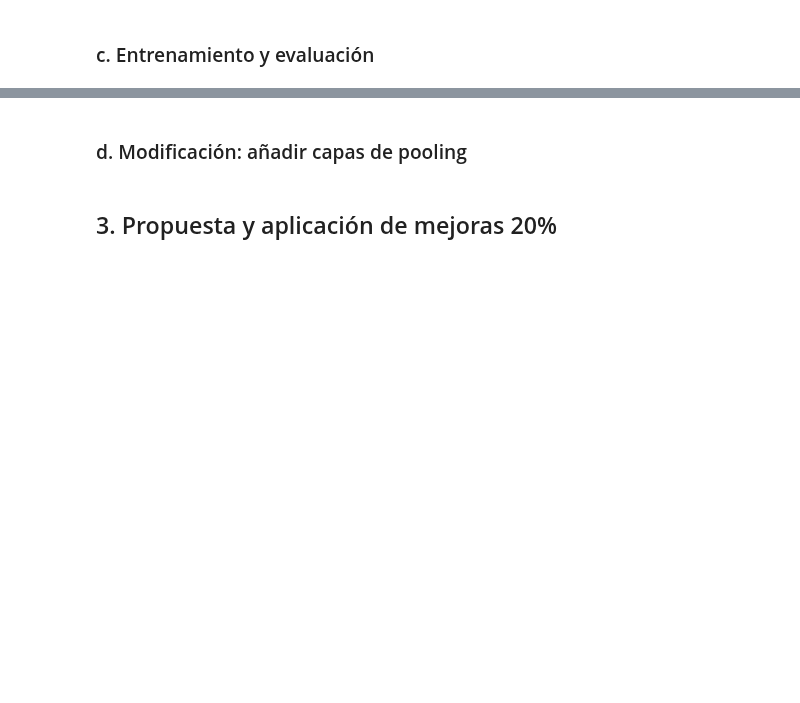
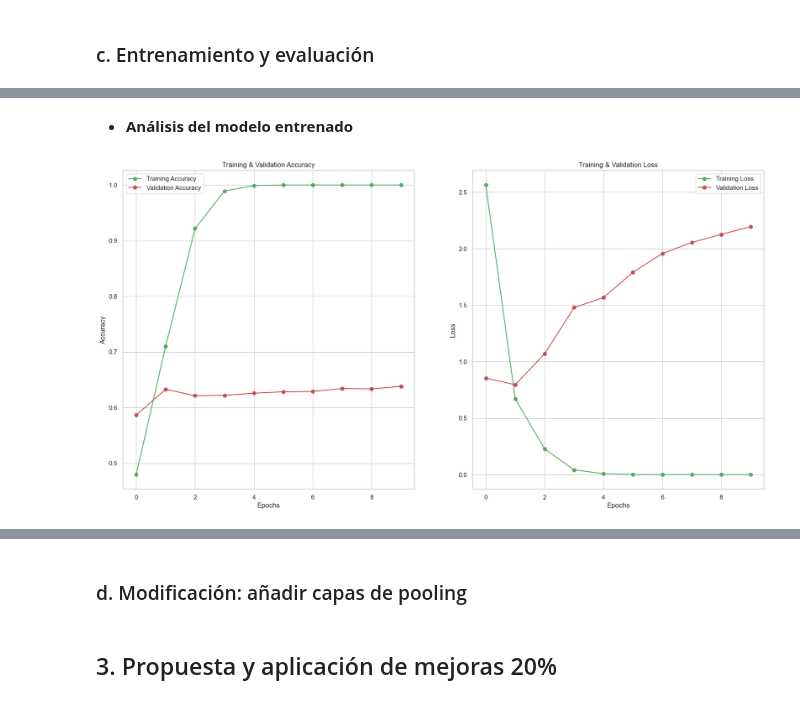
Before and after one commit to LuEnciso21/ImagenesMedicas, a Jupyter notebook: TrabajoCuatro/TrabajoCuatro.ipynb, the cells around one changed output, grey strips where cells are left out. Cells and saved outputs as stored; diff of their text form; code cells hidden in the pictures; blank space fills up the shorter version.

```diff
--- a/TrabajoCuatro/TrabajoCuatro.ipynb
+++ b/TrabajoCuatro/TrabajoCuatro.ipynb
@@ -81,8 +81,7 @@ import os
 import random
 from collections import Counter
 # %%
-#base_dir = r"D:\Luisa\imagenes\archive\Mini_DDSM_Upload"
-base_dir = r"C:\Users\USUARIO\OneDrive - Universidad de Antioquia\2025-1\Imagenes_Medicas\archive (1)"
+base_dir = r"D:\Luisa\imagenes\archive\Mini_DDSM_Upload"
 # %% [markdown]
 ### a. Exploración del dataset
 # %% [markdown]
@@ -497,0 +446,27 @@ Epoch 2/10
+# %% [markdown]
+- **Análisis del modelo entrenado**
+# %%
+epochs = range(len(train_acc))  # evita errores por diferencia de tamaño
+fig , ax = plt.subplots(1,2)
+train_acc = history.history['accuracy']
+train_loss = history.history['loss']
+val_acc = history.history['val_accuracy']
+val_loss = history.history['val_loss']
+fig.set_size_inches(20,10)
+
+ax[0].plot(epochs , train_acc , 'go-' , label = 'Training Accuracy')
+ax[0].plot(epochs , val_acc , 'ro-' , label = 'Validation Accuracy')
+ax[0].set_title('Training & Validation Accuracy')
+ax[0].legend()
+ax[0].set_xlabel("Epochs")
+ax[0].set_ylabel("Accuracy")
+
+ax[1].plot(epochs , train_loss , 'g-o' , label = 'Training Loss')
+ax[1].plot(epochs , val_loss , 'r-o' , label = 'Validation Loss')
+ax[1].set_title('Training & Validation Loss')
+ax[1].legend()
+ax[1].set_xlabel("Epochs")
+ax[1].set_ylabel("Loss")
+plt.show()
+# %% [output]
+[figure, added]
```
Also changed, not shown: parts of 21 cells of this notebook.
